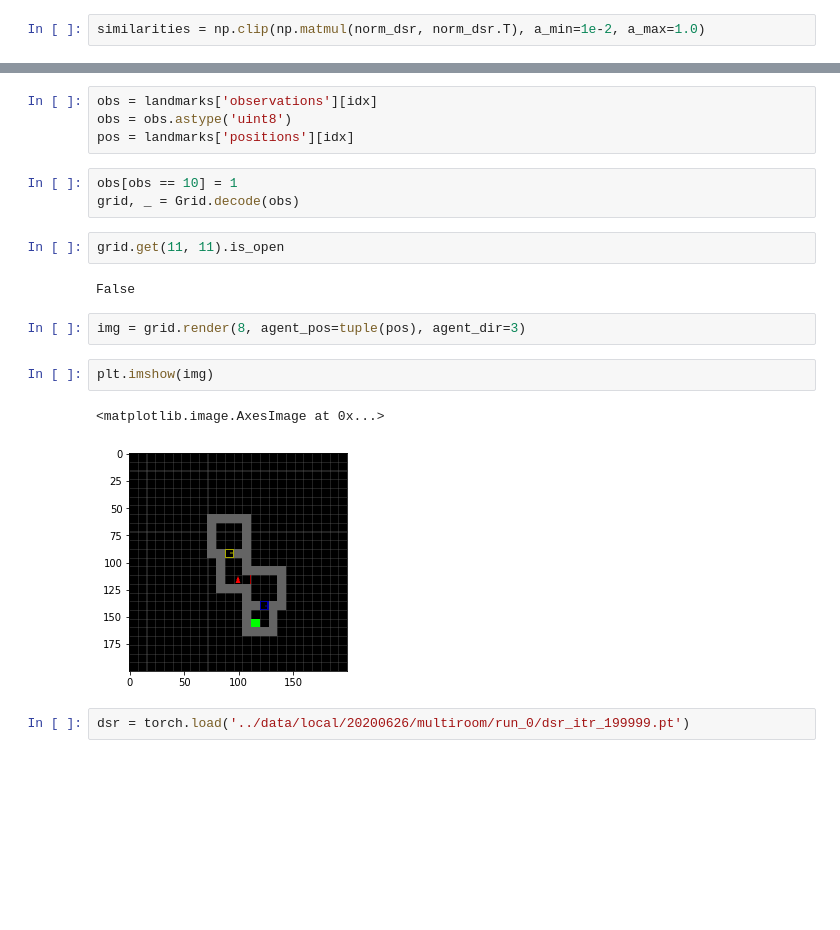
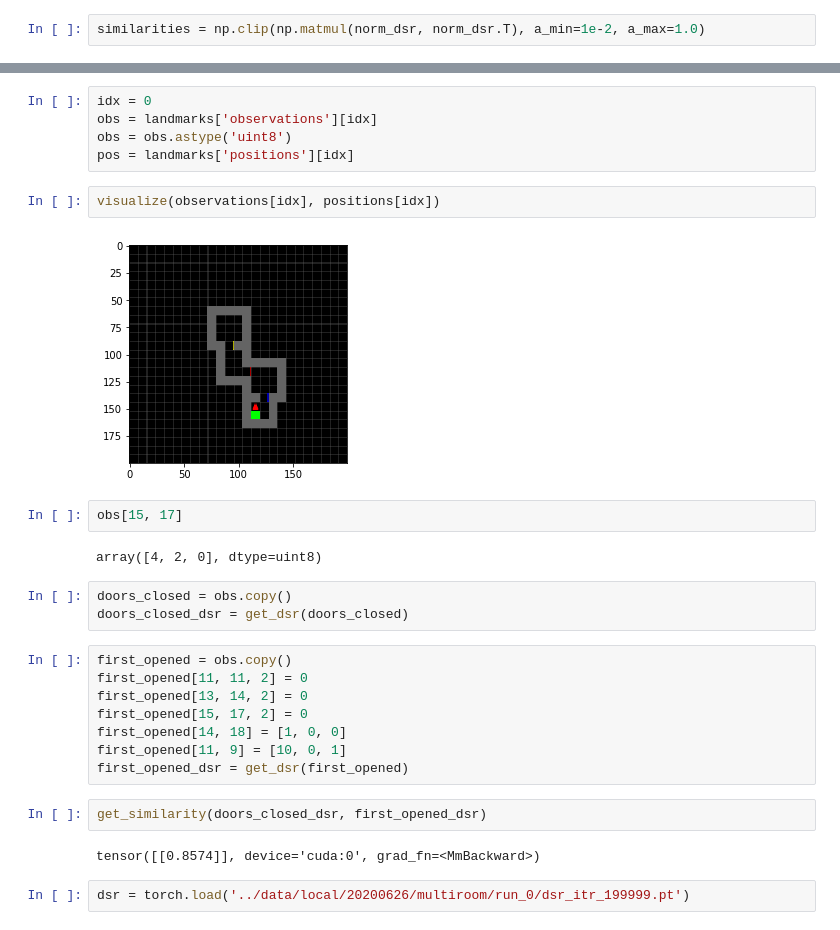
Before and after one commit to 2016choang/sfl, a Jupyter notebook: playground/new-envs.ipynb, the cells around one changed output, grey strips where cells are left out. Drawn from its saved outputs; the diff is of its cells as text; blank space fills up the shorter version.

```diff
--- a/playground/new-envs.ipynb
+++ b/playground/new-envs.ipynb
@@ -118,21 +248,31 @@ idx = 2
 # %%
+idx = 0
 obs = landmarks['observations'][idx]
 obs = obs.astype('uint8')
 pos = landmarks['positions'][idx]
-# %%
-obs[obs == 10] = 1
-grid, _ = Grid.decode(obs)
-# %%
-grid.get(11, 11).is_open
-# %% [output]
-False
-# %%
-img = grid.render(8, agent_pos=tuple(pos), agent_dir=3)
-# %%
-plt.imshow(img)
-# %% [output]
-<matplotlib.image.AxesImage at 0x...>
-[figure, removed]
+# %%
+visualize(observations[idx], positions[idx])
+# %% [output]
+[figure, added]
+# %%
+obs[15, 17]
+# %% [output]
+array([4, 2, 0], dtype=uint8)
+# %%
+doors_closed = obs.copy()
+doors_closed_dsr = get_dsr(doors_closed)
+# %%
+first_opened = obs.copy()
+first_opened[11, 11, 2] = 0
+first_opened[13, 14, 2] = 0
+first_opened[15, 17, 2] = 0
+first_opened[14, 18] = [1, 0, 0]
+first_opened[11, 9] = [10, 0, 1]
+first_opened_dsr = get_dsr(first_opened)
+# %%
+get_similarity(doors_closed_dsr, first_opened_dsr)
+# %% [output]
+tensor([[0.8574]], device='cuda:0', grad_fn=<MmBackward>)
 # %%
 dsr = torch.load('../data/local/20200626/multiroom/run_0/dsr_itr_199999.pt')
 # %%
```
Also changed, not shown: parts of 29 cells of this notebook, 2 other files.
